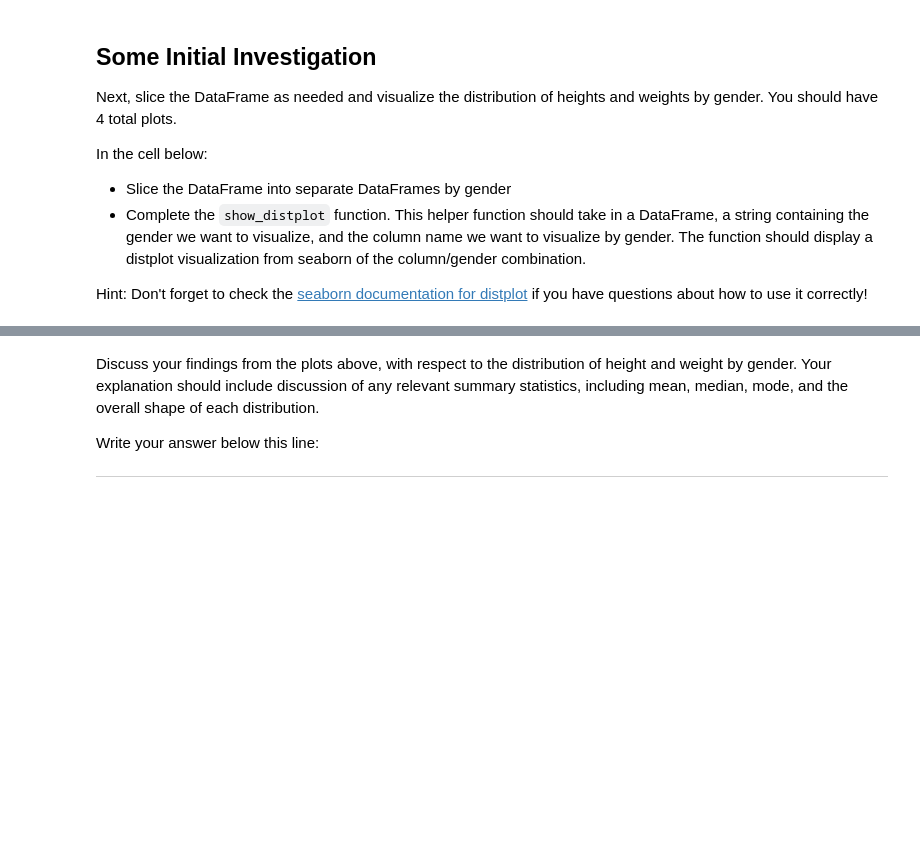
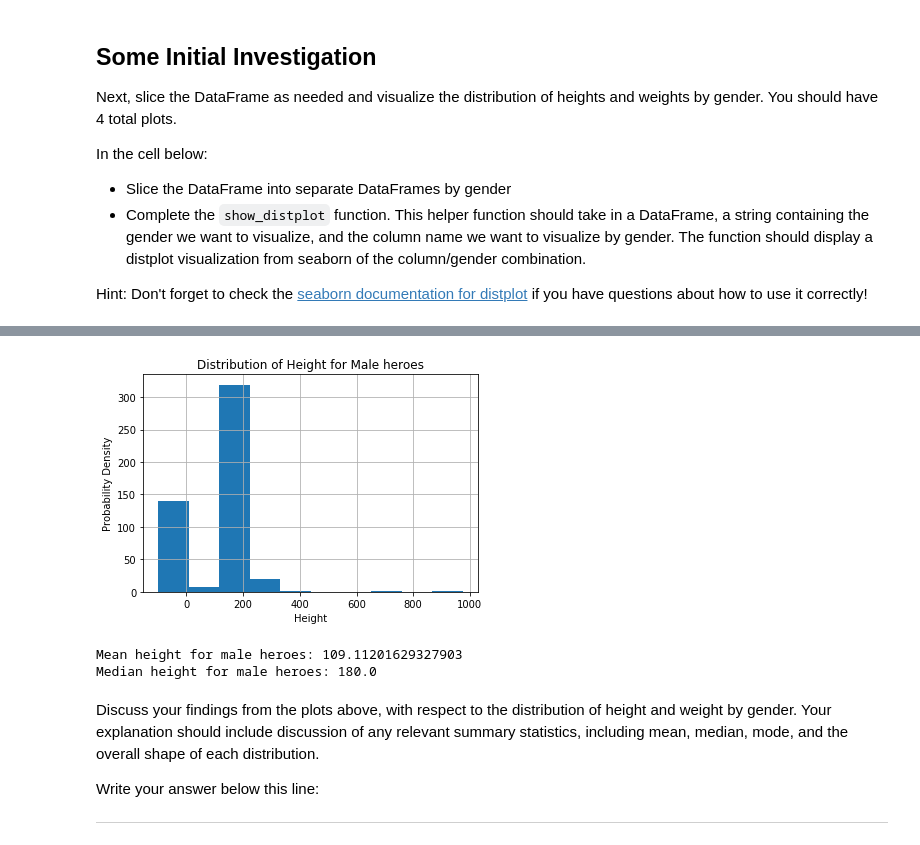
Before and after one commit to learn-co-curriculum/dsc-pandas-data-cleaning-lab, a Jupyter notebook: index.ipynb, the cells around one changed output, grey strips where cells are left out. Saved outputs shown, nothing was run; the diff lists cells and outputs as text; code cells hidden in the pictures; blank space fills up the shorter version.

```diff
--- a/index.ipynb
+++ b/index.ipynb
@@ -98,8 +267,30 @@ def show_distplot(dataframe, gender, column_name):
 # Male Weight
 # %%
 # Female Height
+# %%
+# __SOLUTION__
+male_heroes_df = heroes_df[heroes_df['Gender'] == 'Male']
+female_heroes_df = heroes_df[heroes_df['Gender'] == 'Female']
+
+def show_distplot(dataframe, gender, column_name):
+    plt.plot()
+    dataframe[column_name].hist()
+    plt.title("Distribution of {} for {} heroes".format(column_name, gender))
+    plt.xlabel(column_name)
+    plt.ylabel("Probability Density")
+    plt.show()
 # %%
 # Female Weight
+# %%
+# __SOLUTION__
+# Male Height
+show_distplot(male_heroes_df, 'Male', 'Height')
+print("Mean height for male heroes: {}".format(male_heroes_df.Height.mean()))
+print("Median height for male heroes: {}".format(male_heroes_df.Height.median()))
+# %% [output]
+[figure, added]
+Mean height for male heroes: 109.11201629327903
+Median height for male heroes: 180.0
 # %% [markdown]
 Discuss your findings from the plots above, with respect to the distribution of height and weight by gender.  Your explanation should include discussion of any relevant summary statistics, including mean, median, mode, and the overall shape of each distribution.
 
```
Also changed, not shown: parts of 23 cells of this notebook, 13 other files.
